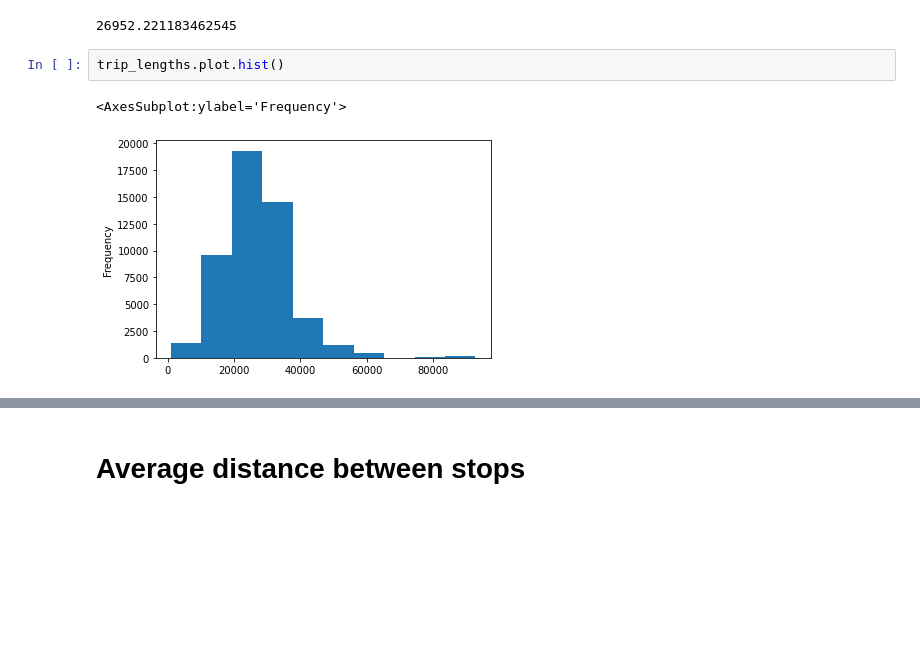
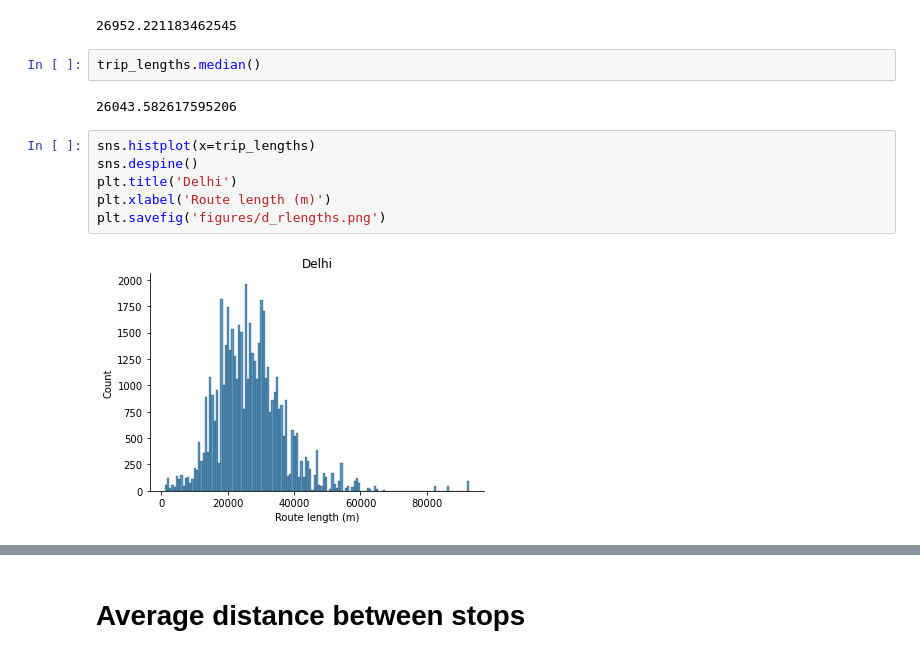
Before and after one commit to akazukin5151/comparative-accessibility, a Jupyter notebook: delhi.ipynb, the cells around one changed output, grey strips where cells are left out. Saved outputs shown, nothing was run; the diff lists cells and outputs as text; blank space fills up the shorter version.

```diff
--- a/delhi.ipynb
+++ b/delhi.ipynb
@@ -197,8 +224,15 @@ Length: 50355, dtype: float64
 trip_lengths.mean()
 # %% [output]
 26952.221183462545
-# %%
-trip_lengths.plot.hist()
-# %% [output]
-<AxesSubplot:ylabel='Frequency'>
-[figure, removed]
+# %%
+trip_lengths.median()
+# %% [output]
+26043.582617595206
+# %%
+sns.histplot(x=trip_lengths)
+sns.despine()
+plt.title('Delhi')
+plt.xlabel('Route length (m)')
+plt.savefig('figures/d_rlengths.png')
+# %% [output]
+[figure, added]
```
Also changed, not shown: parts of 15 cells of this notebook, 8 other files.
